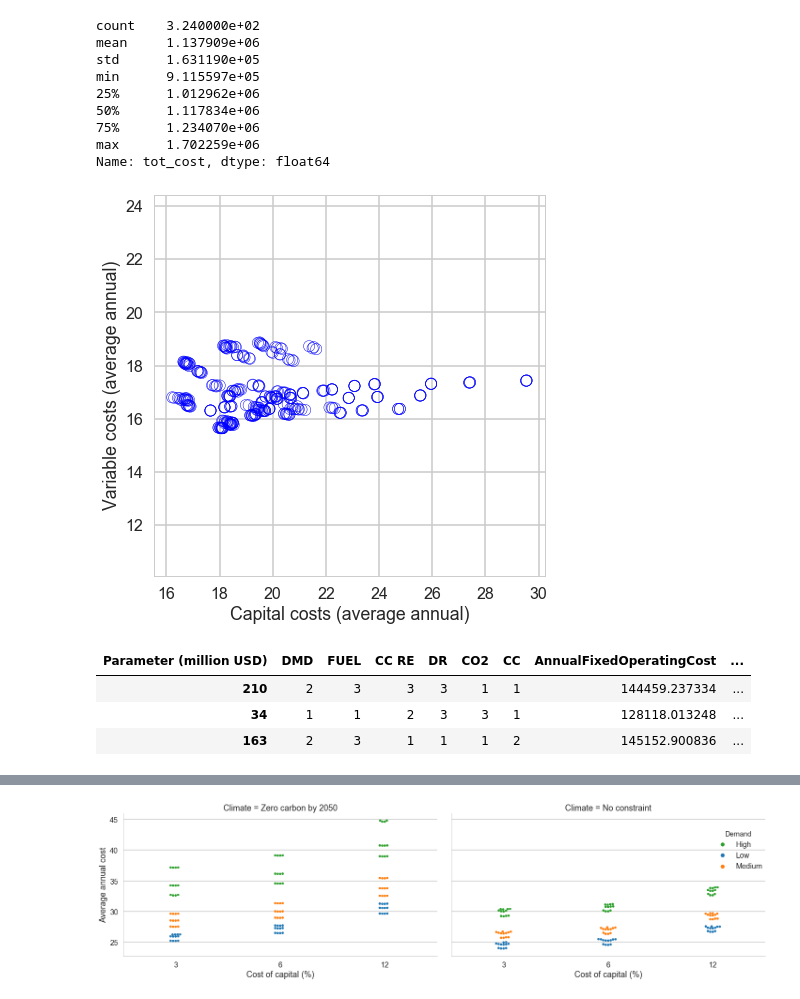
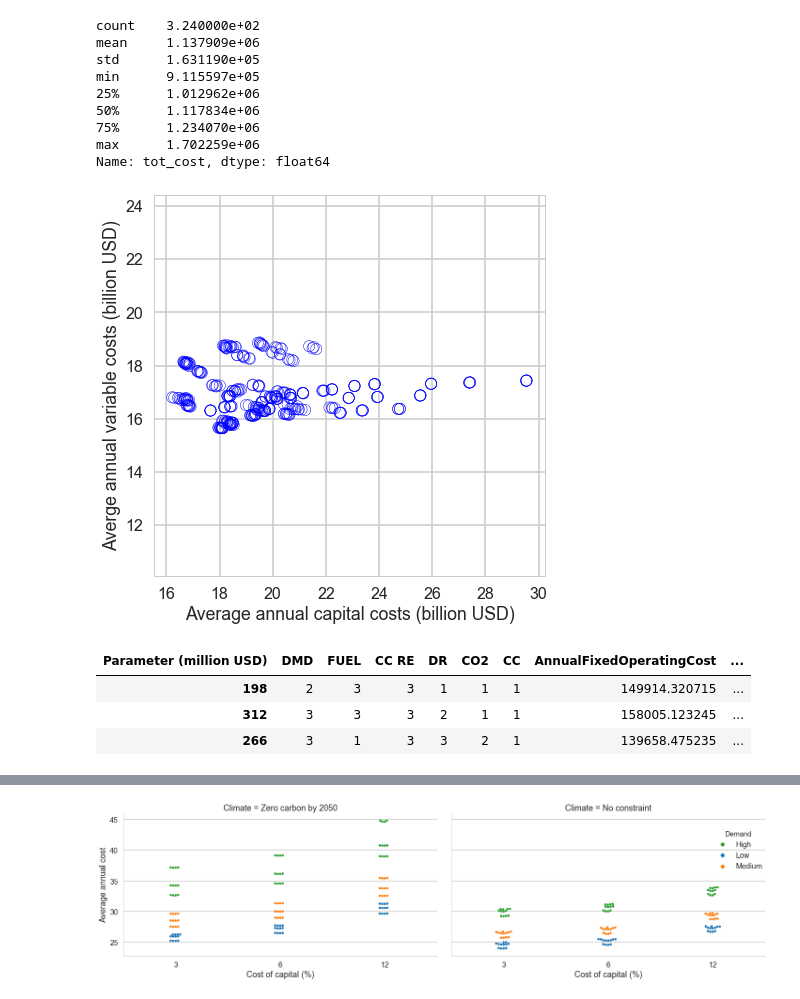
Before and after one commit to julierozenberg/infra_needs_analyses, a Jupyter notebook: SAMBA_clustering_scenario_discovery-discount.ipynb, the cells around one changed output, grey strips where cells are left out. Saved outputs shown, nothing was run; the diff lists cells and outputs as text; code cells hidden in the pictures.

```diff
--- a/SAMBA_clustering_scenario_discovery-discount.ipynb
+++ b/SAMBA_clustering_scenario_discovery-discount.ipynb
@@ -19,7 +19,7 @@ gdp = pd.read_excel("C:\\Users\\WB451855\\OneDrive - WBG\\!infra_needs_data\\ene
 # %% [markdown]
 ### Sets up the GDP data (sums for the region and puts years in columns)
 # %%
-gdp1 = gdp.loc[gdp.Parameter=="GDP billion USD",:].set_index(["Scenario","Country"]).drop("Parameter",axis=1)
+gdp1 = gdp.loc[(gdp.Parameter=="GDP billion USD")|(gdp.Parameter=="GDP"),:].set_index(["Scenario","Country"]).drop("Parameter",axis=1)
 # %%
 gdp1.columns.name='year'
 # %%
@@ -163,23 +146,23 @@ new_data['annual_cost'] = new_data[['AnnualFixedOperatingCost','AnnualVariableOp
 # %%
 toplot = 10**(-3)*new_data2030[['CapitalInvestment','annual_cost']]*1/(2030-2012)
 
 plt.figure(figsize=(7,7))
 plt.scatter(toplot.CapitalInvestment,toplot.annual_cost,marker="o",facecolors='none',edgecolor="b")
 plt.axis('equal')
-plt.xlabel("Capital costs (average annual)")
-plt.ylabel("Variable costs (average annual)")
+plt.xlabel("Average annual capital costs (billion USD)")
+plt.ylabel("Averge annual variable costs (billion USD)")
 
 plt.savefig("KTH_capital_vs_variable2030.png",ddpi=300,bbox_inches="tight")
 plt.savefig("KTH_capital_vs_variable2030.pdf")
 # %% [output]
-[figure, old version]
+[figure, new version]
 # %%
 new_data.sample(3)
 # %% [output]
 | Parameter (million USD) | DMD | FUEL | CC RE | DR | CO2 | CC | AnnualFixedOperatingCost | ... |
-| 210 | 2 | 3 | 3 | 3 | 1 | 1 | 144459.237334 | ... |
-| 34 | 1 | 1 | 2 | 3 | 3 | 1 | 128118.013248 | ... |
-| 163 | 2 | 3 | 1 | 1 | 1 | 2 | 145152.900836 | ... |
+| 198 | 2 | 3 | 3 | 1 | 1 | 1 | 149914.320715 | ... |
+| 312 | 3 | 3 | 3 | 2 | 1 | 1 | 158005.123245 | ... |
+| 266 | 3 | 1 | 3 | 3 | 2 | 1 | 139658.475235 | ... |
 # %%
 new_data2030_gdp.describe()
 # %% [output]
```
Also changed, not shown: parts of 4 cells of this notebook, 3 other files.
